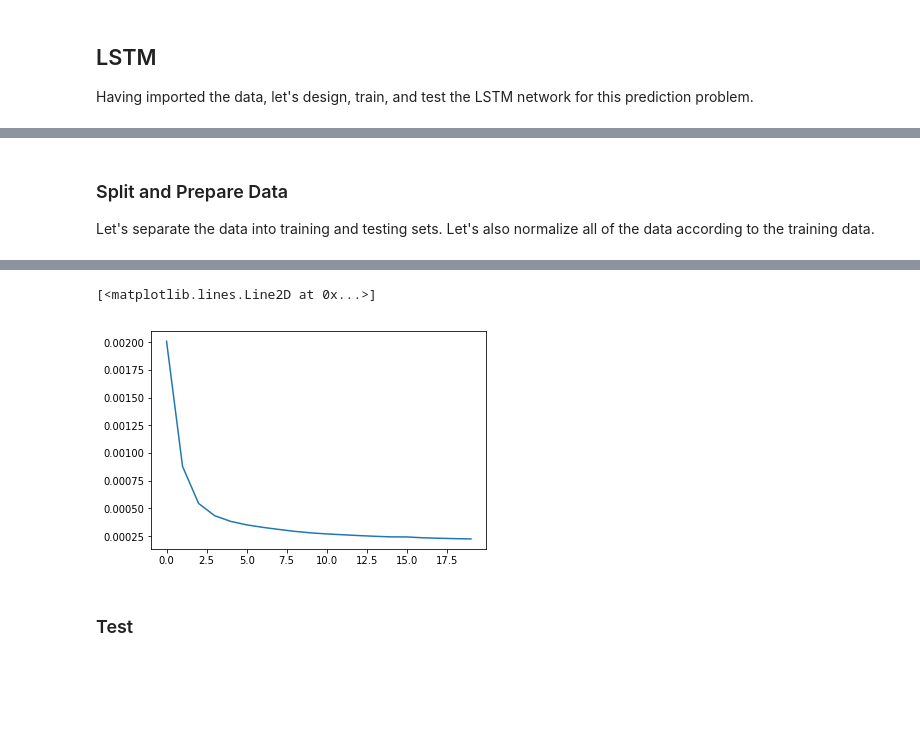
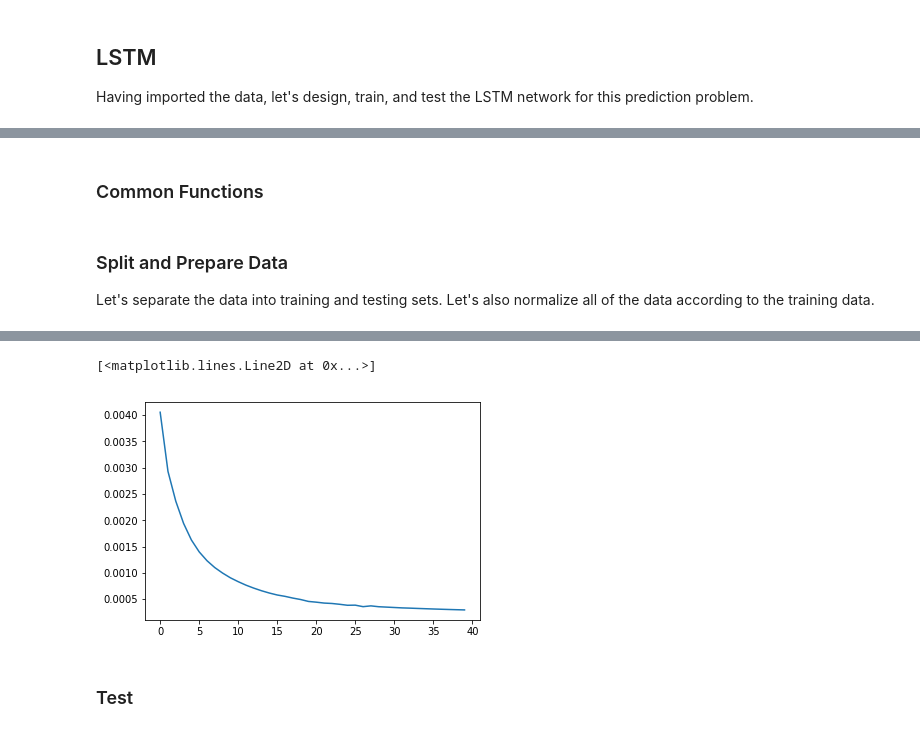
Before and after one commit to sarttiso/spaceweather, a Jupyter notebook: forecasting_P10_LSTM.ipynb, the cells around one changed output, grey strips where cells are left out. Saved outputs shown, nothing was run; the diff lists cells and outputs as text; code cells hidden in the pictures; blank space fills up the shorter version.

```diff
--- a/forecasting_P10_LSTM.ipynb
+++ b/forecasting_P10_LSTM.ipynb
@@ -205,0 +265,2 @@ def abline(slope, intercept):
+# %% [markdown]
+### Common Functions
@@ -208,7 +315,7 @@ def abline(slope, intercept):
 
 Let's separate the data into training and testing sets. Let's also normalize all of the data according to the training data.
 # %%
-batch_size = 500
+batch_size = 1000
 lahead = 6
 train_percent = 0.8
 # %%
@@ -216,11 +323,11 @@ train_percent = 0.8
 data_in_train, data_out_train, data_in_test, data_out_test = datasplit(omni_lr.values, p10, batch_size, train_percent, lahead)
 
 # normalize
-scaler_input = preprocessing.MinMaxScaler()
+scaler_input = preprocessing.MinMaxScaler(feature_range=(0,1))
 data_in_train = scaler_input.fit_transform(data_in_train)
 data_in_test = scaler_input.transform(data_in_test)
 
-scaler_output = preprocessing.MinMaxScaler()
+scaler_output = preprocessing.MinMaxScaler(feature_range=(0,1))
 data_out_train = scaler_output.fit_transform(data_out_train)
 data_out_test = scaler_output.transform(data_out_test)
 
@@ -228,6 +335,6 @@ data_out_test = scaler_output.transform(data_out_test)
 data_in_train = data_in_train.reshape(-1,1,nfeatin)
 data_in_test = data_in_test.reshape(-1,1,nfeatin)
 # %%
-rnn, hist = train_network(data_in_train, data_out_train, batch_size, epochs=20)
-plt.plot(hist.history['loss'])
+rnn, hist = train_network(data_in_train, data_out_train, batch_size, epochs=40)
+plt.plot(hist)
 # %% [output]
@@ -251,5 +358,5 @@ Epoch 20/20
 [<matplotlib.lines.Line2D at 0x...>]
-[figure, old version]
+[figure, new version]
 # %% [markdown]
 ### Test
 # %%
```
Also changed, not shown: parts of 9 cells of this notebook, 3 other files.
